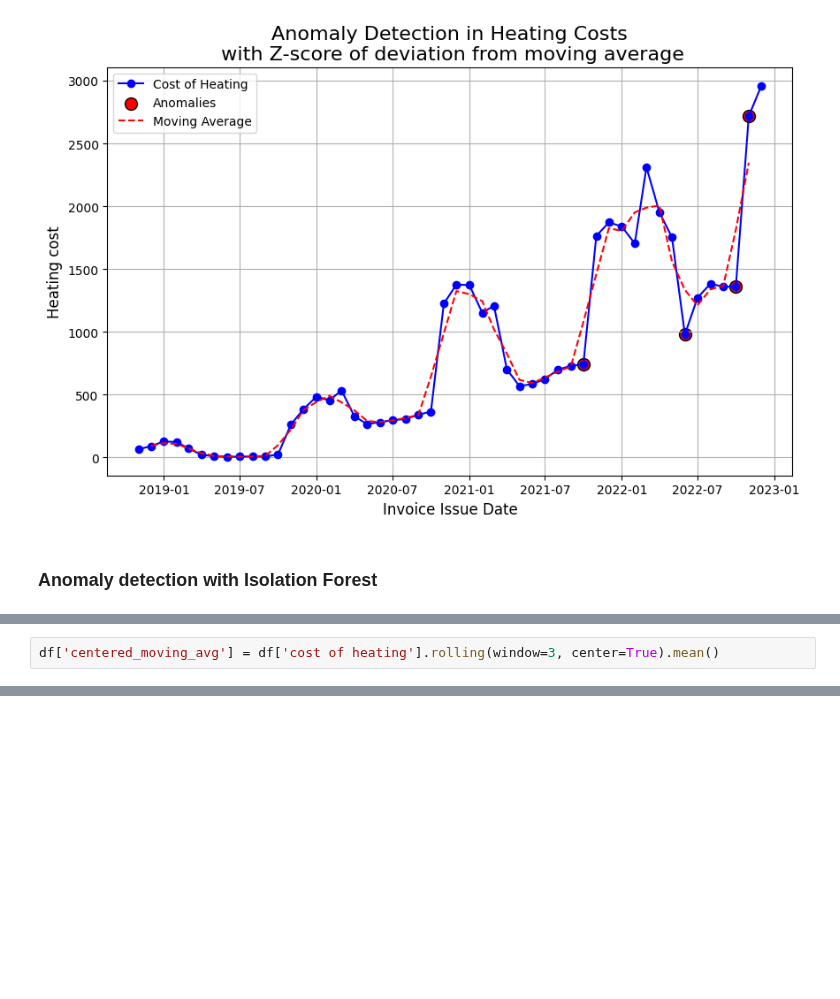
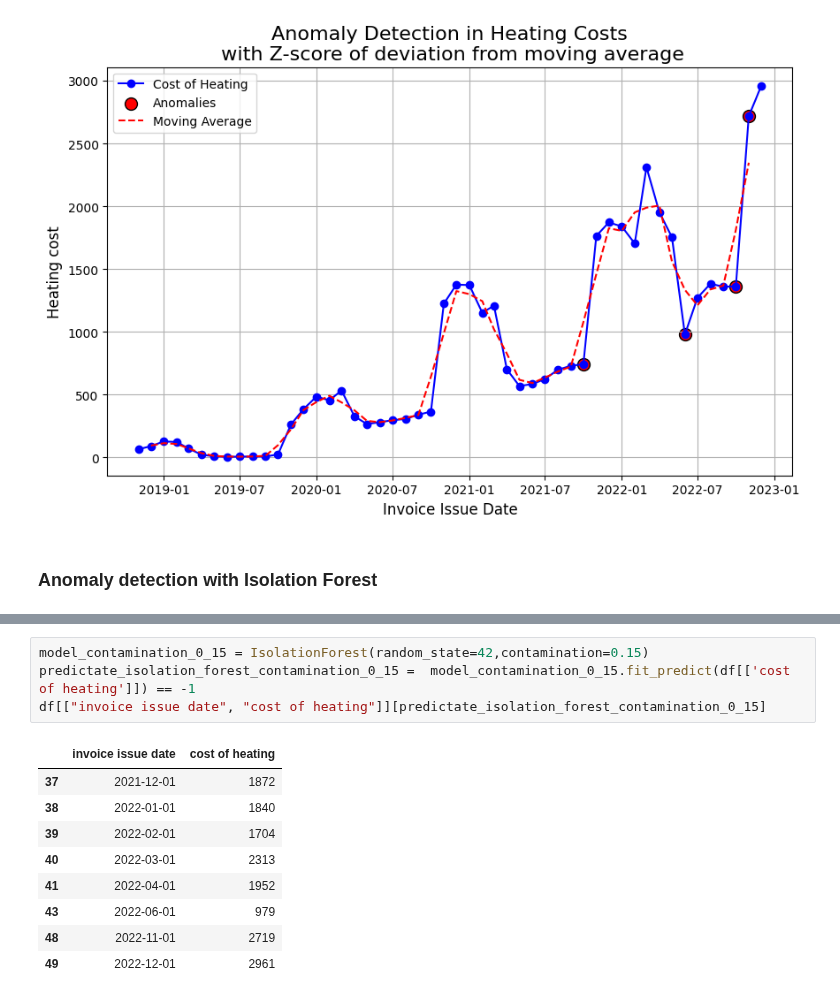
Before and after one commit to MKastek/time-series-notes, a Jupyter notebook: cost_of_heating_time_series.ipynb, the cells around one changed output, grey strips where cells are left out. Drawn from its saved outputs; the diff is of its cells as text; blank space fills up the shorter version.

```diff
--- a/cost_of_heating_time_series.ipynb
+++ b/cost_of_heating_time_series.ipynb
@@ -429,2 +337,0 @@ df
-# %%
-df['centered_moving_avg'] = df['cost of heating'].rolling(window=3, center=True).mean()
@@ -501,0 +353,14 @@ plt.show()
+# %%
+model_contamination_0_15 = IsolationForest(random_state=42,contamination=0.15)
+predictate_isolation_forest_contamination_0_15 =  model_contamination_0_15.fit_predict(df[['cost of heating']]) == -1
+df[["invoice issue date", "cost of heating"]][predictate_isolation_forest_contamination_0_15]
+# %% [output]
+|  | invoice issue date | cost of heating |
+| 37 | 2021-12-01 | 1872 |
+| 38 | 2022-01-01 | 1840 |
+| 39 | 2022-02-01 | 1704 |
+| 40 | 2022-03-01 | 2313 |
+| 41 | 2022-04-01 | 1952 |
+| 43 | 2022-06-01 | 979 |
+| 48 | 2022-11-01 | 2719 |
+| 49 | 2022-12-01 | 2961 |
```
Also changed, not shown: parts of 17 cells of this notebook.
